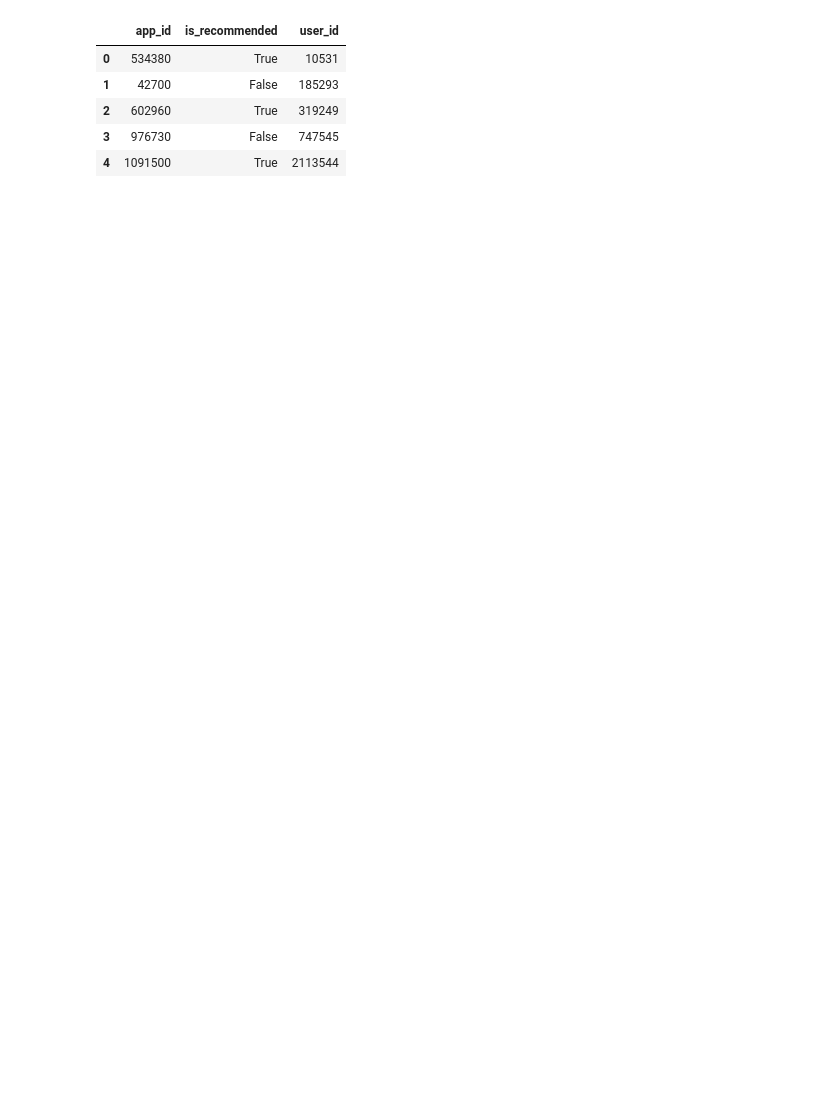
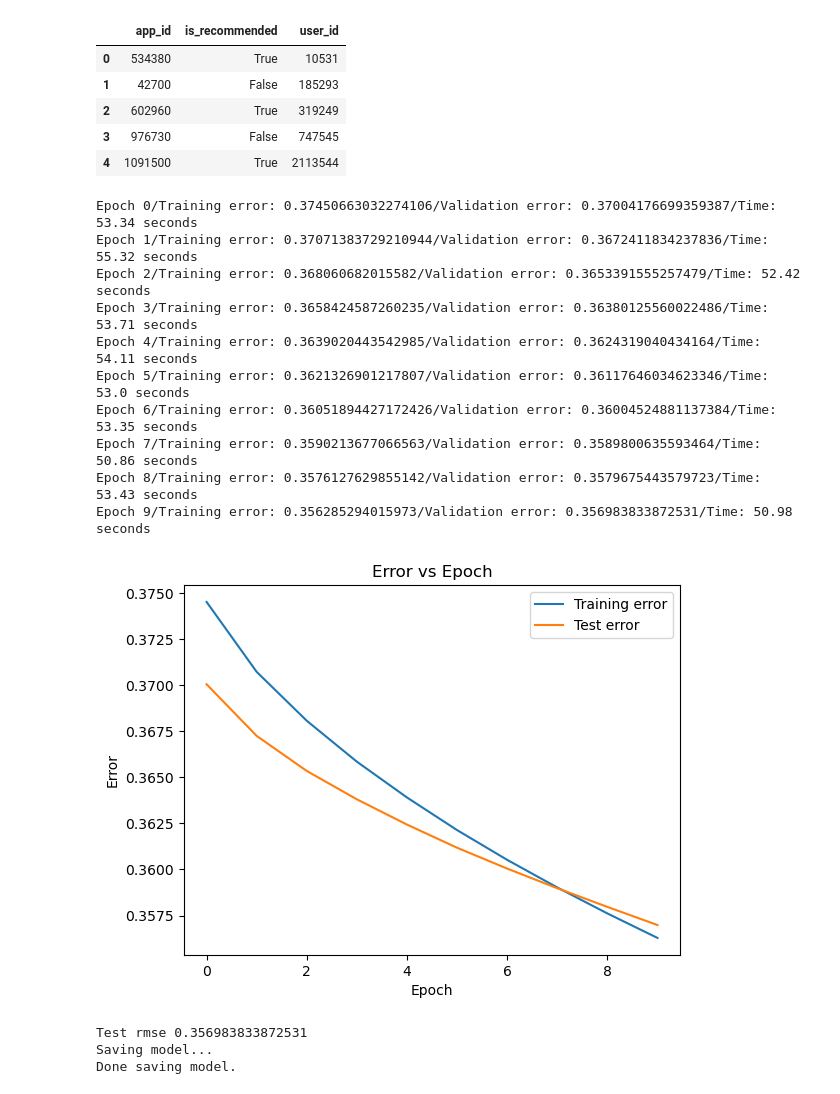
Before and after one commit to MitchellJC/game-rec, a Jupyter notebook: svdtuning.ipynb, the cells around one changed output. Cells and saved outputs as stored; diff of their text form; code cells hidden in the pictures; blank space fills up the shorter version.

Commit message:
starting work on implicit data

```diff
--- a/svdtuning.ipynb
+++ b/svdtuning.ipynb
@@ -40,46 +40,61 @@ rec_data.set_titles(titles)
 train_data, test = rec_data.leave_k_out_split()
 train_data, val = train_data.leave_k_out_split()
 # %%
-EPOCHS = 20
+EPOCHS = 10
 
 random.seed(42)
 np.random.seed(42)
 
 # Fit and predict with svd
 svd_predictor = SVDPredictor(
-    train_data.get_num_users(), train_data.get_num_items(), k=100, epochs=EPOCHS,
-    learning_rate=0.005, C=0.02)
+    train_data.get_num_users(), train_data.get_num_items(), k=20, epochs=EPOCHS,
+    learning_rate=0.001, C=0.02)
 svd_predictor.fit(train_data.get_matrix(), validation_set=val)
 
 # Plot error
 errors = svd_predictor.get_train_errors()
 val_errors = svd_predictor.get_val_errors()
 plt.plot(range(len(errors)), errors, label='Training error')
 plt.plot(range(len(val_errors)), val_errors, label='Test error')
 plt.xlabel('Epoch')
 plt.ylabel('Error')
 plt.title('Error vs Epoch')
 plt.legend()
 plt.show()
 
 # Compute rmse
 predictions = svd_predictor.predict([(user, item) for user, item, _ in val])
 predictions = [prediction + (val[i][2],) for i, prediction in enumerate(predictions)]
 metrics = Metrics()
 rmse = metrics.rmse(predictions)
 print("Test rmse", rmse)
 
 # Ensure file exists
 model_dir = model_dir = "saved_models/{}-{}-{}-{}-{}-{}_{}".format(
     *(time.localtime()[:6] + (round(rmse, 4), ))).replace(".", "-") + ".pkl"
 file = open(model_dir, 'a')
 file.close()
 
 # Save model
 print("Saving model...")
 with open(model_dir, 'wb') as file:
     pickle.dump([svd_predictor, rec_data, train_data, val, test], file)
 print("Done saving model.")
+# %% [output]
+Epoch 0/Training error: 0.37450663032274106/Validation error: 0.37004176699359387/Time: 53.34 seconds
+Epoch 1/Training error: 0.37071383729210944/Validation error: 0.3672411834237836/Time: 55.32 seconds
+Epoch 2/Training error: 0.368060682015582/Validation error: 0.3653391555257479/Time: 52.42 seconds
+Epoch 3/Training error: 0.3658424587260235/Validation error: 0.36380125560022486/Time: 53.71 seconds
+Epoch 4/Training error: 0.3639020443542985/Validation error: 0.3624319040434164/Time: 54.11 seconds
+Epoch 5/Training error: 0.3621326901217807/Validation error: 0.36117646034623346/Time: 53.0 seconds
+Epoch 6/Training error: 0.36051894427172426/Validation error: 0.36004524881137384/Time: 53.35 seconds
+Epoch 7/Training error: 0.3590213677066563/Validation error: 0.3589800635593464/Time: 50.86 seconds
+Epoch 8/Training error: 0.3576127629855142/Validation error: 0.3579675443579723/Time: 53.43 seconds
+Epoch 9/Training error: 0.356285294015973/Validation error: 0.356983833872531/Time: 50.98 seconds
+[figure, added]
+Test rmse 0.356983833872531
+Saving model...
+Done saving model.
 # %%
 # Test top-n list for user 0
 top_n = svd_predictor.top_n(0)
```
Also changed, not shown: parts of 5 cells of this notebook, 1 other file.
